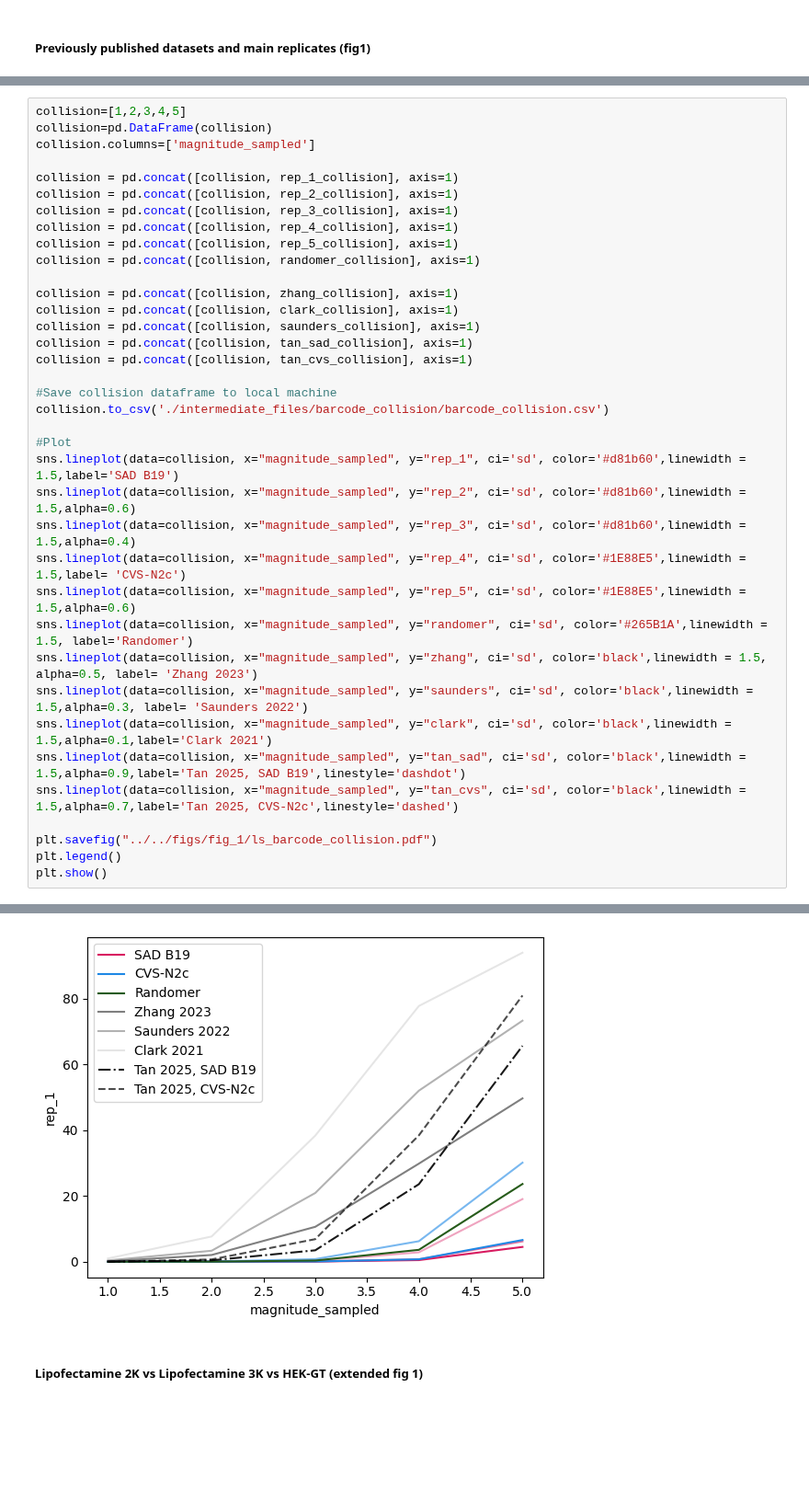
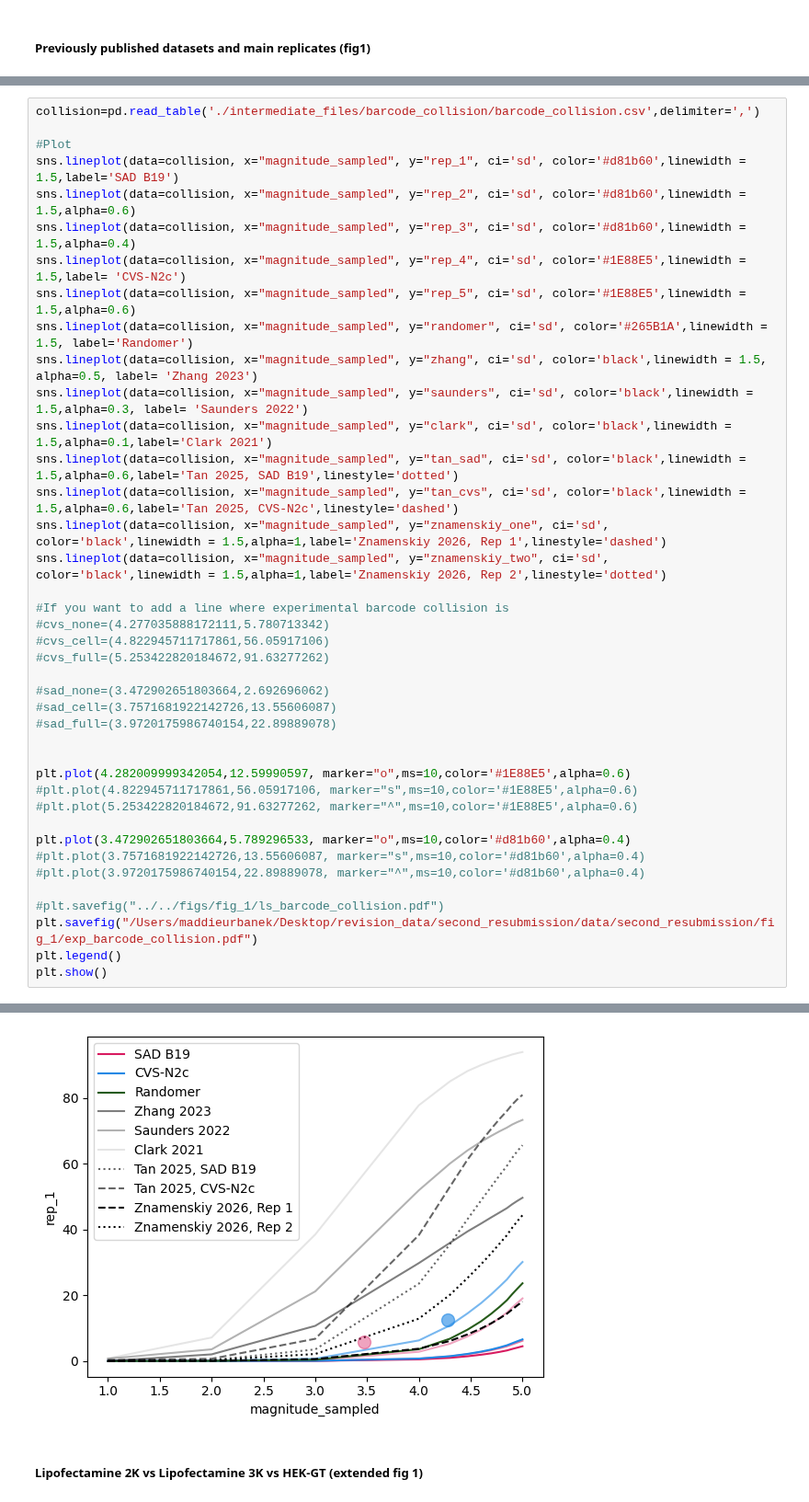
Before and after one commit to MEUrbanek/rabies_barcode_tech, a Jupyter notebook: scripts/04_barcode_diversity.ipynb, the cells around one changed output, grey strips where cells are left out. Shown at 92% size. Drawn from its saved outputs; the diff is of its cells as text; blank space fills up the shorter version.

```diff
--- a/scripts/04_barcode_diversity.ipynb
+++ b/scripts/04_barcode_diversity.ipynb
@@ -1484,23 +2761,5 @@ sadb19_plasmid_collision
 # %%
-collision=[1,2,3,4,5]
-collision=pd.DataFrame(collision)
-collision.columns=['magnitude_sampled']
-
-collision = pd.concat([collision, rep_1_collision], axis=1)
-collision = pd.concat([collision, rep_2_collision], axis=1)
-collision = pd.concat([collision, rep_3_collision], axis=1)
-collision = pd.concat([collision, rep_4_collision], axis=1)
-collision = pd.concat([collision, rep_5_collision], axis=1)
-collision = pd.concat([collision, randomer_collision], axis=1)
-
-collision = pd.concat([collision, zhang_collision], axis=1)
-collision = pd.concat([collision, clark_collision], axis=1)
-collision = pd.concat([collision, saunders_collision], axis=1)
-collision = pd.concat([collision, tan_sad_collision], axis=1)
-collision = pd.concat([collision, tan_cvs_collision], axis=1)
-
-#Save collision dataframe to local machine
-collision.to_csv('./intermediate_files/barcode_collision/barcode_collision.csv')
+collision=pd.read_table('./intermediate_files/barcode_collision/barcode_collision.csv',delimiter=',')
 
 #Plot
 sns.lineplot(data=collision, x="magnitude_sampled", y="rep_1", ci='sd', color='#d81b60',linewidth = 1.5,label='SAD B19')
@@ -1512,10 +2771,31 @@ sns.lineplot(data=collision, x="magnitude_sampled", y="randomer", ci='sd', color
 sns.lineplot(data=collision, x="magnitude_sampled", y="zhang", ci='sd', color='black',linewidth = 1.5, alpha=0.5, label= 'Zhang 2023')
 sns.lineplot(data=collision, x="magnitude_sampled", y="saunders", ci='sd', color='black',linewidth = 1.5,alpha=0.3, label= 'Saunders 2022')
 sns.lineplot(data=collision, x="magnitude_sampled", y="clark", ci='sd', color='black',linewidth = 1.5,alpha=0.1,label='Clark 2021')
-sns.lineplot(data=collision, x="magnitude_sampled", y="tan_sad", ci='sd', color='black',linewidth = 1.5,alpha=0.9,label='Tan 2025, SAD B19',linestyle='dashdot')
-sns.lineplot(data=collision, x="magnitude_sampled", y="tan_cvs", ci='sd', color='black',linewidth = 1.5,alpha=0.7,label='Tan 2025, CVS-N2c',linestyle='dashed')
+sns.lineplot(data=collision, x="magnitude_sampled", y="tan_sad", ci='sd', color='black',linewidth = 1.5,alpha=0.6,label='Tan 2025, SAD B19',linestyle='dotted')
+sns.lineplot(data=collision, x="magnitude_sampled", y="tan_cvs", ci='sd', color='black',linewidth = 1.5,alpha=0.6,label='Tan 2025, CVS-N2c',linestyle='dashed')
+sns.lineplot(data=collision, x="magnitude_sampled", y="znamenskiy_one", ci='sd', color='black',linewidth = 1.5,alpha=1,label='Znamenskiy 2026, Rep 1',linestyle='dashed')
+sns.lineplot(data=collision, x="magnitude_sampled", y="znamenskiy_two", ci='sd', color='black',linewidth = 1.5,alpha=1,label='Znamenskiy 2026, Rep 2',linestyle='dotted')
 
-plt.savefig("../../figs/fig_1/ls_barcode_collision.pdf")
+#If you want to add a line where experimental barcode collision is
+#cvs_none=(4.277035888172111,5.780713342)
+#cvs_cell=(4.822945711717861,56.05917106)
+#cvs_full=(5.253422820184672,91.63277262)
+
+#sad_none=(3.472902651803664,2.692696062)
+#sad_cell=(3.7571681922142726,13.55606087)
+#sad_full=(3.9720175986740154,22.89889078)
+
+
+plt.plot(4.282009999342054,12.59990597, marker="o",ms=10,color='#1E88E5',alpha=0.6)
+#plt.plot(4.822945711717861,56.05917106, marker="s",ms=10,color='#1E88E5',alpha=0.6)
+#plt.plot(5.253422820184672,91.63277262, marker="^",ms=10,color='#1E88E5',alpha=0.6)
+
+plt.plot(3.472902651803664,5.789296533, marker="o",ms=10,color='#d81b60',alpha=0.4)
+#plt.plot(3.7571681922142726,13.55606087, marker="s",ms=10,color='#d81b60',alpha=0.4)
+#plt.plot(3.9720175986740154,22.89889078, marker="^",ms=10,color='#d81b60',alpha=0.4)
+
+#plt.savefig("../../figs/fig_1/ls_barcode_collision.pdf")
+plt.savefig("/Users/maddieurbanek/Desktop/revision_data/second_resubmission/data/second_resubmission/fig_1/exp_barcode_collision.pdf")
 plt.legend()
 plt.show()
 # %% [output]
@@ -1539,4 +2819,4 @@ The `ci` parameter is deprecated. Use `errorbar='sd'` for the same effect.
-[figure, old version]
+[figure, new version]
 # %% [markdown]
 ##### Lipofectamine 2K vs Lipofectamine 3K vs HEK-GT (extended fig 1)
 # %%
```
Also changed, not shown: parts of 41 cells of this notebook.
